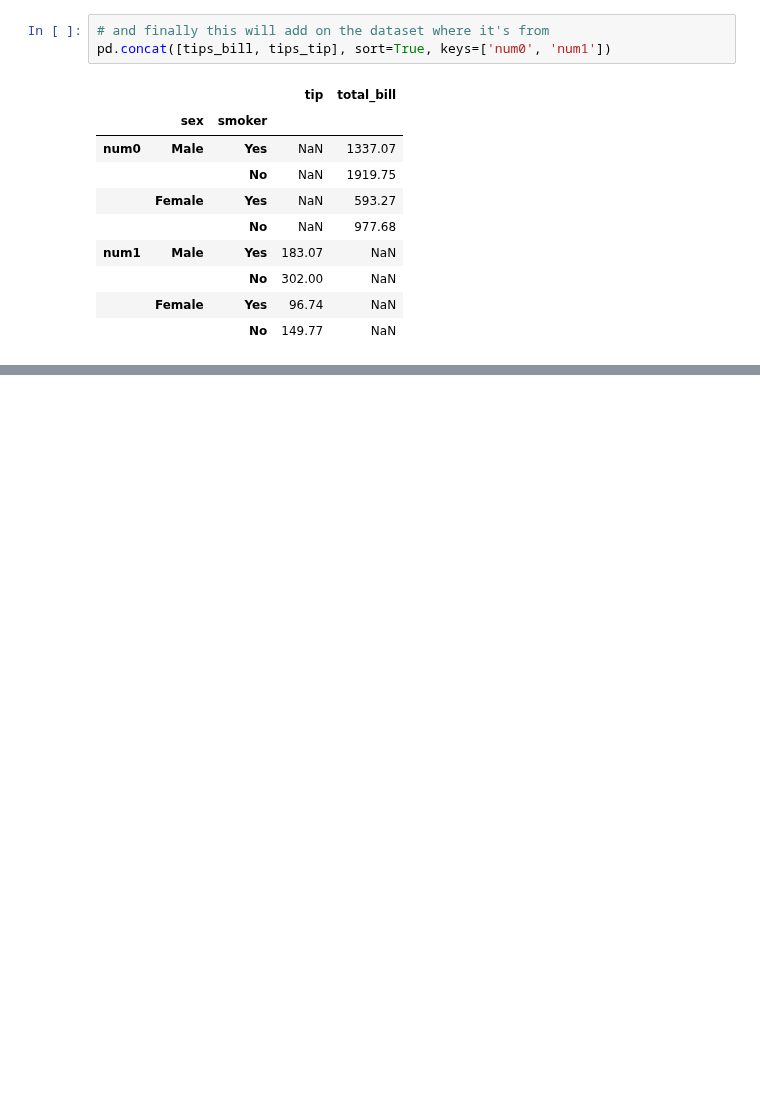
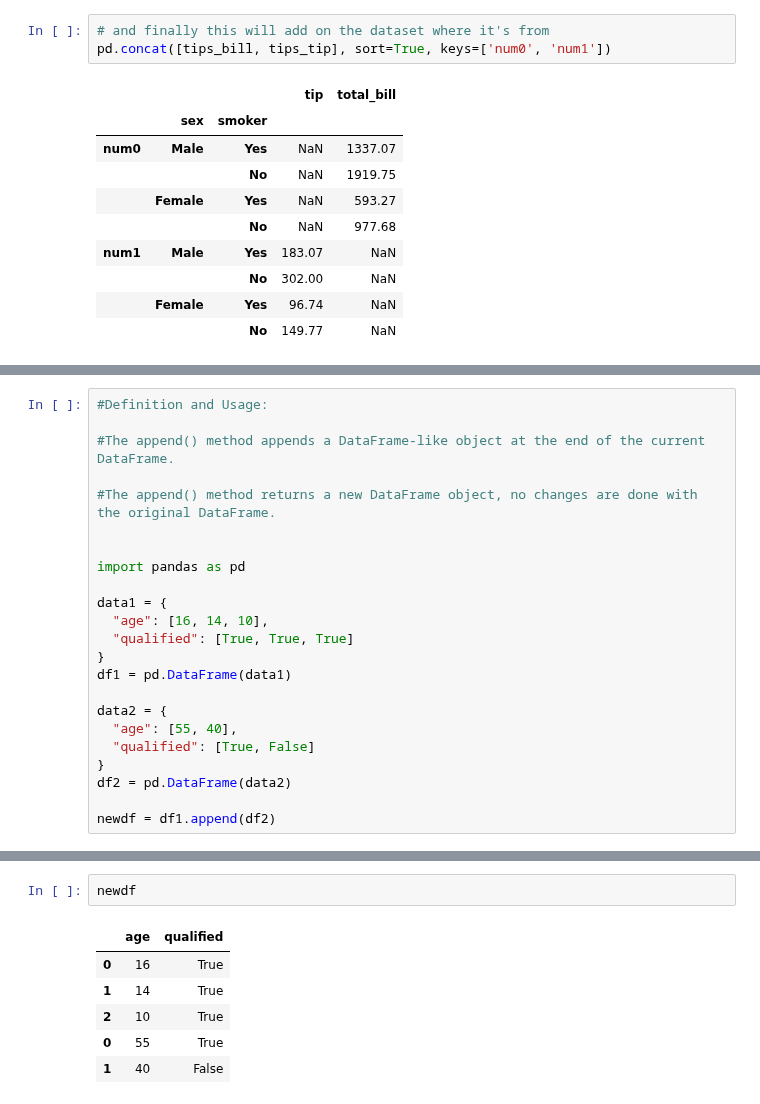
Before and after one commit to ARBINDA765/Pandas-concat-vs-Merge, a Jupyter notebook: Pandas Combining DataFrames.ipynb, the cells around one changed output, grey strips where cells are left out. Saved outputs shown, nothing was run; the diff lists cells and outputs as text; blank space fills up the shorter version.

```diff
--- a/Pandas Combining DataFrames.ipynb
+++ b/Pandas Combining DataFrames.ipynb
@@ -251,0 +307,23 @@ pd.concat([tips_bill, tips_tip], sort=True, keys=['num0', 'num1'])
+# %%
+#Definition and Usage:
+
+#The append() method appends a DataFrame-like object at the end of the current DataFrame.
+
+#The append() method returns a new DataFrame object, no changes are done with the original DataFrame.
+
+
+import pandas as pd
+
+data1 = {
+  "age": [16, 14, 10],
+  "qualified": [True, True, True]
+}
+df1 = pd.DataFrame(data1)
+
+data2 = {
+  "age": [55, 40],
+  "qualified": [True, False]
+}
+df2 = pd.DataFrame(data2)
+
+newdf = df1.append(df2)
@@ -251,0 +343,9 @@ pd.concat([tips_bill, tips_tip], sort=True, keys=['num0', 'num1'])
+# %%
+newdf
+# %% [output]
+|  | age | qualified |
+| 0 | 16 | True |
+| 1 | 14 | True |
+| 2 | 10 | True |
+| 0 | 55 | True |
+| 1 | 40 | False |
```
Also changed, not shown: parts of 10 cells of this notebook.
